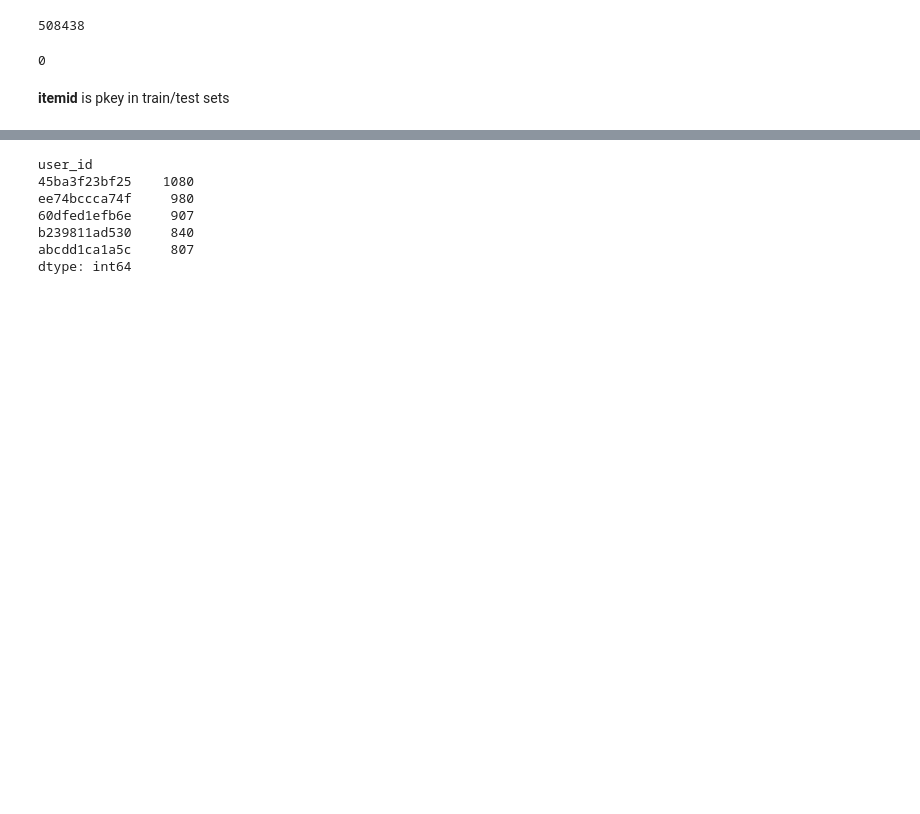
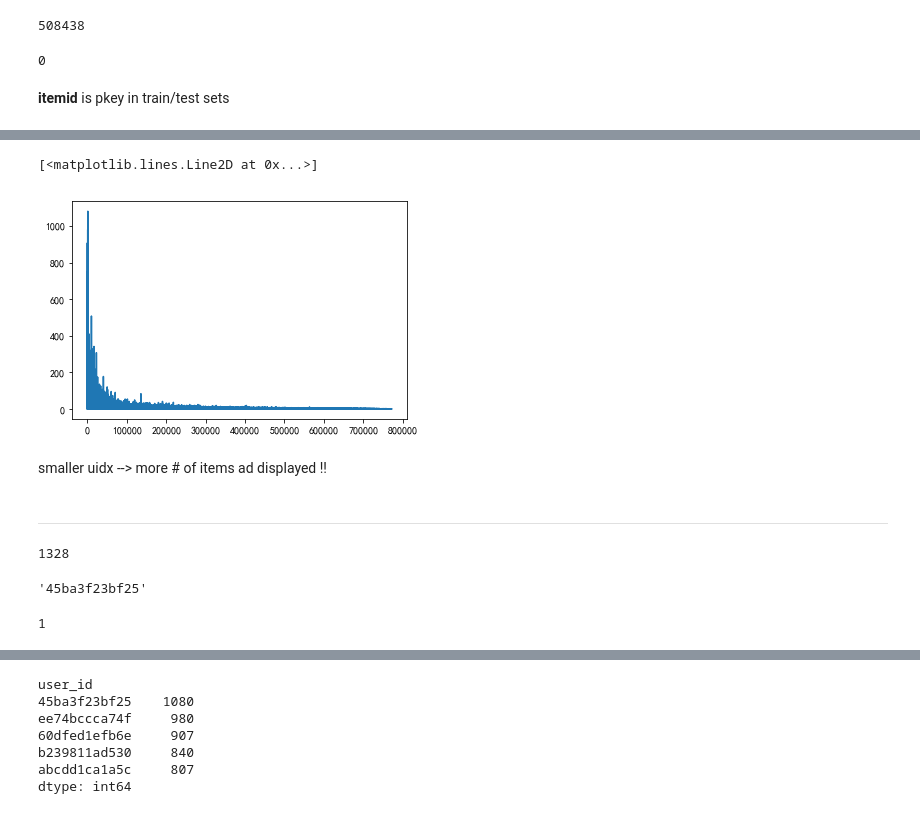
Before and after one commit to ihongChen/kaggle_Avito, a Jupyter notebook: src/eda1.ipynb, the cells around one changed output, grey strips where cells are left out. Cells and saved outputs as stored; diff of their text form; code cells hidden in the pictures; blank space fills up the shorter version.

```diff
--- a/src/eda1.ipynb
+++ b/src/eda1.ipynb
@@ -390,0 +498,26 @@ df_train.groupby('user_id').size().sort_values(ascending=False).plot() ## max sa
+# %%
+plt.plot(np.array(ui_trn_csr.sum(axis=1)).flatten()) ## smaller uidx --> larger # of item ad displayed
+# %% [output]
+[<matplotlib.lines.Line2D at 0x...>]
+[figure, added]
+# %% [markdown]
+smaller uidx --> more # of items ad displayed !!
+# %% [markdown]
+___
+# %%
+nums_items_by_uid = np.array(ui_trn_csr.sum(axis=1)).flatten()
+
+nums_items_by_uid.max() ## 1080 --> # of items display on ad (per user)
+nums_items_by_uid.argmax() ## 1328
+# %% [output]
+1328
+# %%
+max_args = 1328
+# nums_items_by_uid[max_args]
+idx_to_rid[max_args]
+# %% [output]
+'45ba3f23bf25'
+# %%
+df_train.item_seq_number.min()
+# %% [output]
+1
```
Also changed, not shown: parts of 156 cells of this notebook.
